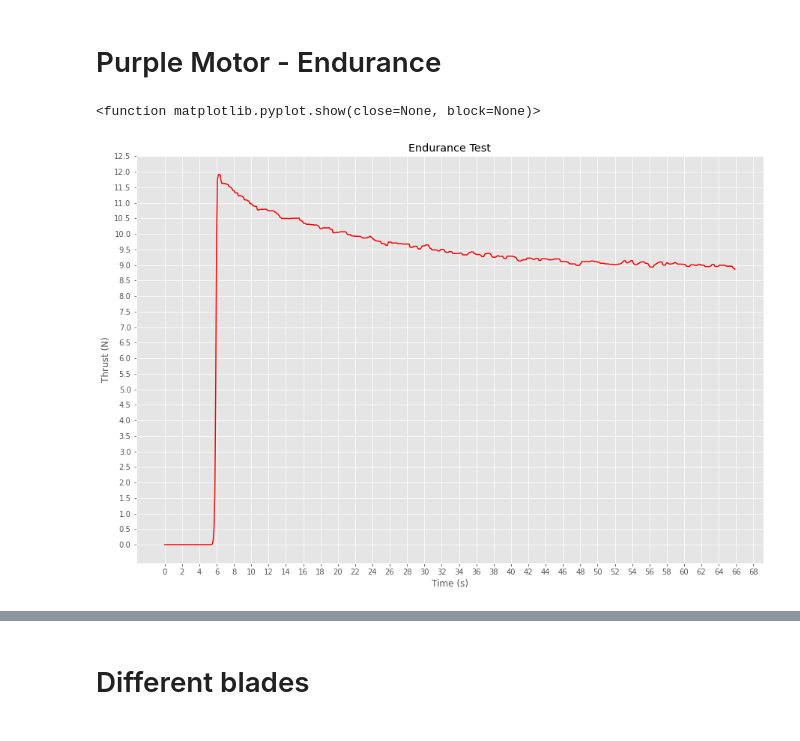
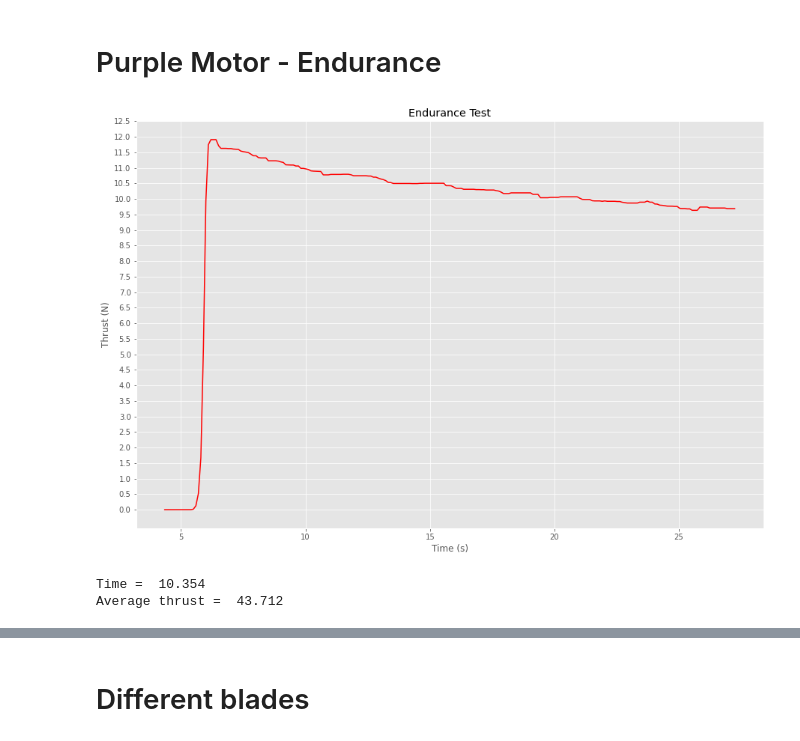
Before and after one commit to nmarks99/aero-capstone, a Jupyter notebook: thrust_test/nice_plots.ipynb, the cells around one changed output, grey strips where cells are left out. Drawn from its saved outputs; the diff is of its cells as text; code cells hidden in the pictures.

```diff
--- a/thrust_test/nice_plots.ipynb
+++ b/thrust_test/nice_plots.ipynb
@@ -28,14 +28,20 @@ def normalize(data,firstn):
 # %%
 t,thrust = get_data("data/purple_motor/endurance_90.txt")
 thrust = normalize(thrust,5)
 
 plt.style.use('ggplot')
 fig, ax = plt.subplots(figsize = (15,10))
-plt.xticks(np.arange(0,70,2))
+# plt.xticks(np.arange(0,70,2))
 plt.yticks(np.arange(0,15,0.5))
 ax.set(ylabel="Thrust (N)", xlabel="Time (s)", title="Endurance Test")
-ax.plot(t,thrust,'-r')
-plt.show
+ax.plot(t[40:250],thrust[40:250],'-r')
+plt.show()
 # %% [output]
-<function matplotlib.pyplot.show(close=None, block=None)>
-[figure, old version]
+[figure, new version]
+# %%
+avg_thrust = np.mean(thrust[55:150])
+print("Time = ", round(t[150] - t[55],3))
+print("Average thrust = ", round(avg_thrust,3)*4)
+# %% [output]
+Time =  10.354
+Average thrust =  43.712
```
Also changed, not shown: parts of 1 cell of this notebook, 1 other file.
